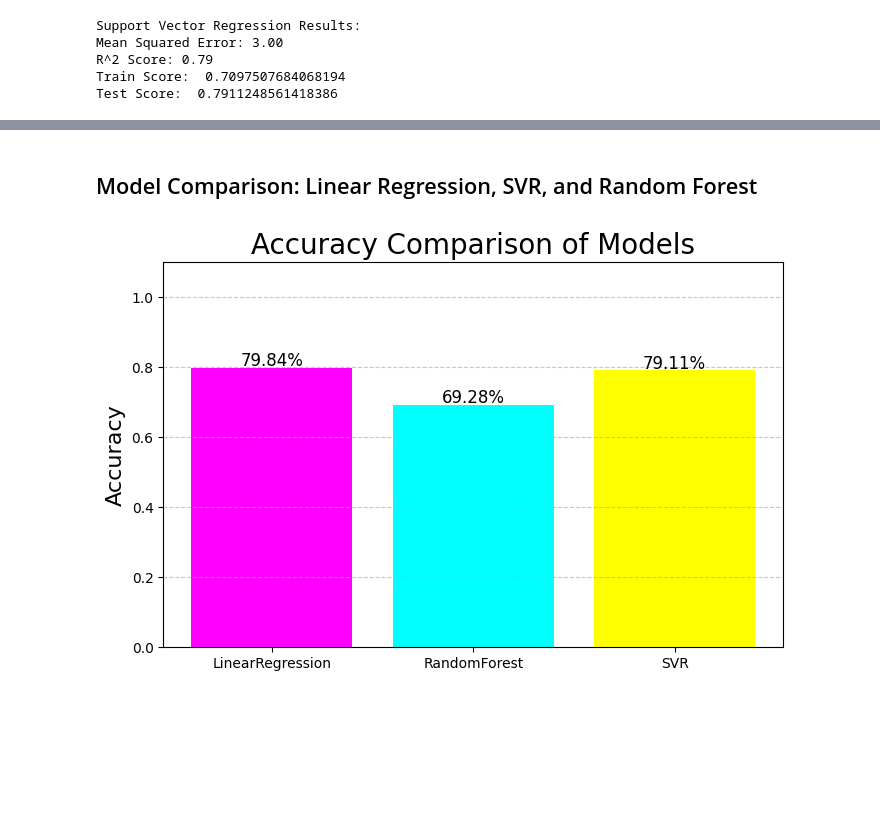
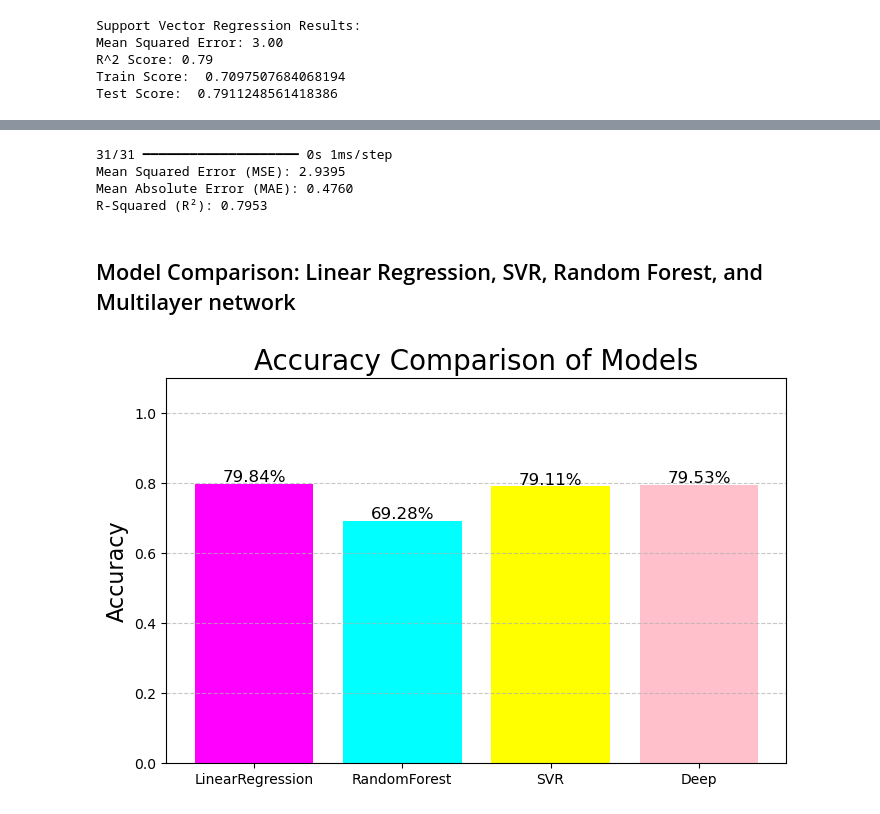
Before and after one commit to FaroukAshrafElshamy/SPP, a Jupyter notebook: SPP.ipynb, the cells around one changed output, grey strips where cells are left out. Saved outputs shown, nothing was run; the diff lists cells and outputs as text; code cells hidden in the pictures; blank space fills up the shorter version.

Commit message:
added deep learning regression, who reads commits anyways, 79.88% acc in your face, ***don't run the model***

```diff
--- a/SPP.ipynb
+++ b/SPP.ipynb
@@ -374,0 +434,23 @@ plt.show()
+# %%
+# tweaking model and features
+from tensorflow.keras.layers import BatchNormalization
+from tensorflow.keras.optimizers import RMSprop, Adam
+from tensorflow.keras.callbacks import EarlyStopping
+
+#structure
+model = Sequential([
+    Dense(128, activation='relu', input_shape=(X_train.shape[1],)),
+    Dropout(0.2),
+    Dense(32, activation='relu'),
+    Dense(1)
+])
+
+
+model.compile(optimizer=Adam(learning_rate=0.001), loss='mean_squared_error', metrics=['mean_absolute_error'])
+
+# model training
+early_stopping = EarlyStopping(monitor='val_loss', patience=13, restore_best_weights=True)
+history = model.fit(X_train, y_train, validation_data=(X_test, y_test), epochs=100, callbacks=[early_stopping])
+print("Model training complete. Loss and metrics per epoch:")
+for i, (loss, val_loss) in enumerate(zip(history.history['loss'], history.history['val_loss']), 1):
+    print(f"Epoch {i}: Loss = {loss:.4f}, Validation Loss = {val_loss:.4f}")
@@ -375,25 +475,42 @@ plt.show()
+# %%
+y_pred = model.predict(X_test).flatten()
+
+# Classification Metrics
+mse = mean_squared_error(y_test, y_pred)
+mae = mean_absolute_error(y_test, y_pred)
+r2 = r2_score(y_test, y_pred)
+
+print(f"Mean Squared Error (MSE): {mse:.4f}")
+print(f"Mean Absolute Error (MAE): {mae:.4f}")
+print(f"R-Squared (R²): {r2:.4f}")
+# %% [output]
+31/31 ━━━━━━━━━━━━━━━━━━━━ 0s 1ms/step
+Mean Squared Error (MSE): 2.9395
+Mean Absolute Error (MAE): 0.4760
+R-Squared (R²): 0.7953
 # %% [markdown]
-## Model Comparison: Linear Regression, SVR, and Random Forest
+## Model Comparison: Linear Regression, SVR, Random Forest, and Multilayer network
 # %%
 
-names = ['LinearRegression', 'RandomForest', 'SVR']
+names = ['LinearRegression', 'RandomForest', 'SVR','Deep Learning Regression']
 
 acc = [
     linear_regressor.score(X_test, y_test),
     random_forest_regressor.score(X_test, y_test),
-    svr_regressor.score(X_test, y_test)
+    svr_regressor.score(X_test, y_test)  ,
+    r2
 ]
 
-colors = ['magenta', 'cyan', 'yellow']
+colors = ['magenta', 'cyan', 'yellow','pink']
 plt.figure(figsize=(8, 5))
 plt.bar(names, acc, color=colors)
 plt.title('Accuracy Comparison of Models', fontsize=20)
 plt.ylabel('Accuracy', fontsize=16)
 plt.grid(axis='y', linestyle='--', alpha=0.7)
 for i, value in enumerate(acc):
     plt.text(i, value + 0.005 , f'{value*100:.2f}%', ha='center', fontsize=12, color='black')
 
 plt.ylim(0, 1.1)
 plt.show()
 # %% [output]
-[figure, old version]
+[figure, new version]
```
Also changed, not shown: parts of 8 cells of this notebook.
